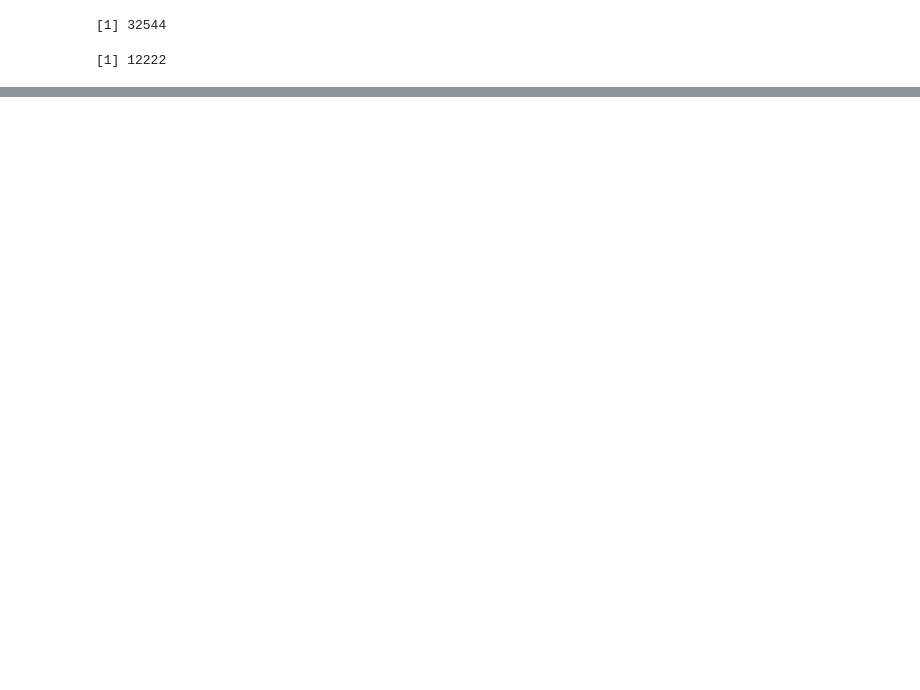
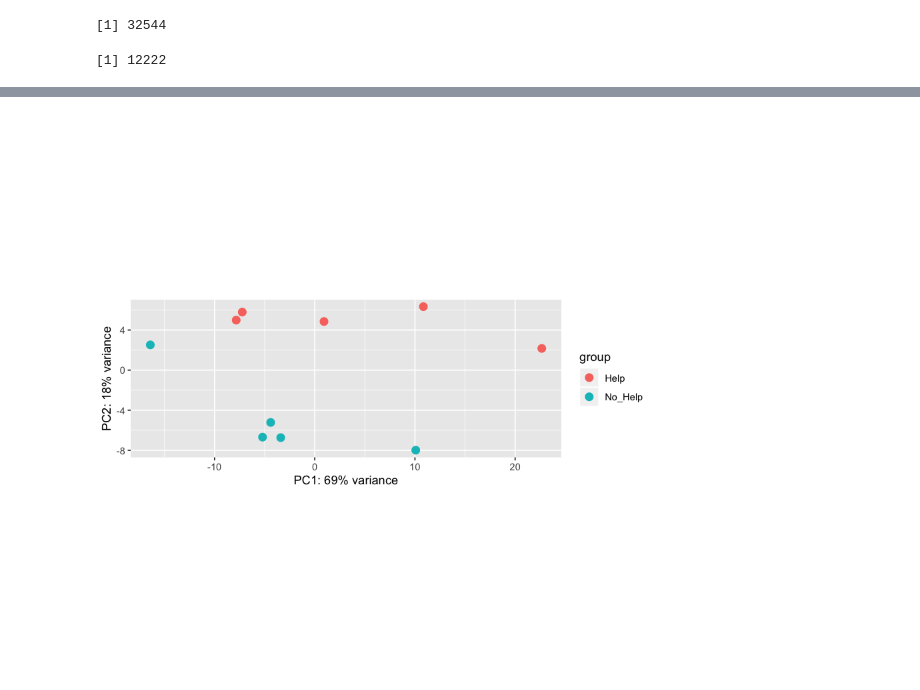
Before and after one commit to MaayanLab/dirk_homann, a Jupyter notebook: Borst_RNA-Seq.ipynb, the cells around one changed output, grey strips where cells are left out. Drawn from its saved outputs; the diff is of its cells as text; code cells hidden in the pictures; blank space fills up the shorter version.

```diff
--- a/Borst_RNA-Seq.ipynb
+++ b/Borst_RNA-Seq.ipynb
@@ -177,0 +194,4 @@ meanSdPlot(log.cts.one, ranks = FALSE)
+# %%
+plotPCA(rld, intgroup = "condition")
+# %% [output]
+[figure, added]
```
Also changed, not shown: parts of 8 cells of this notebook.
